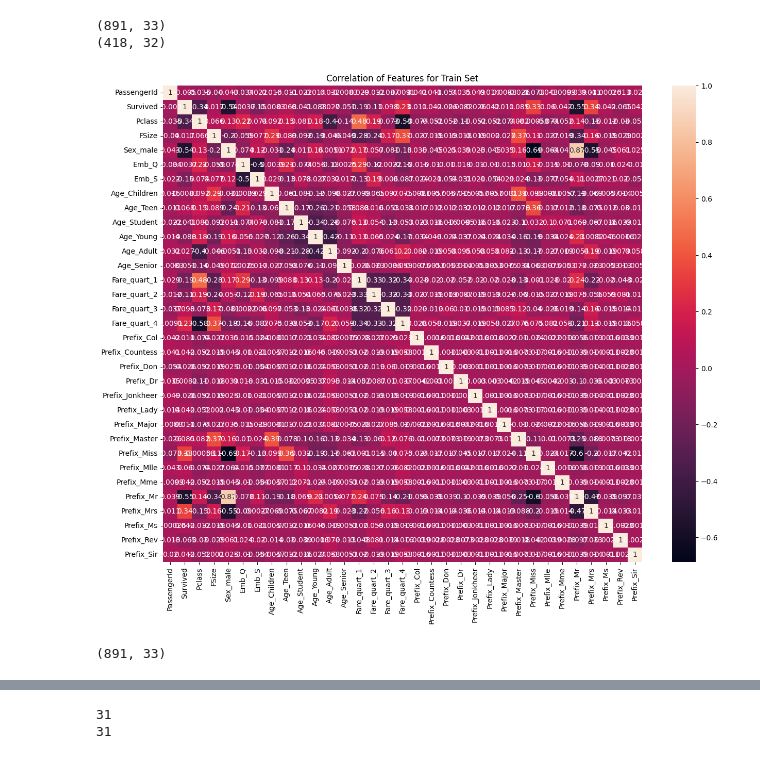
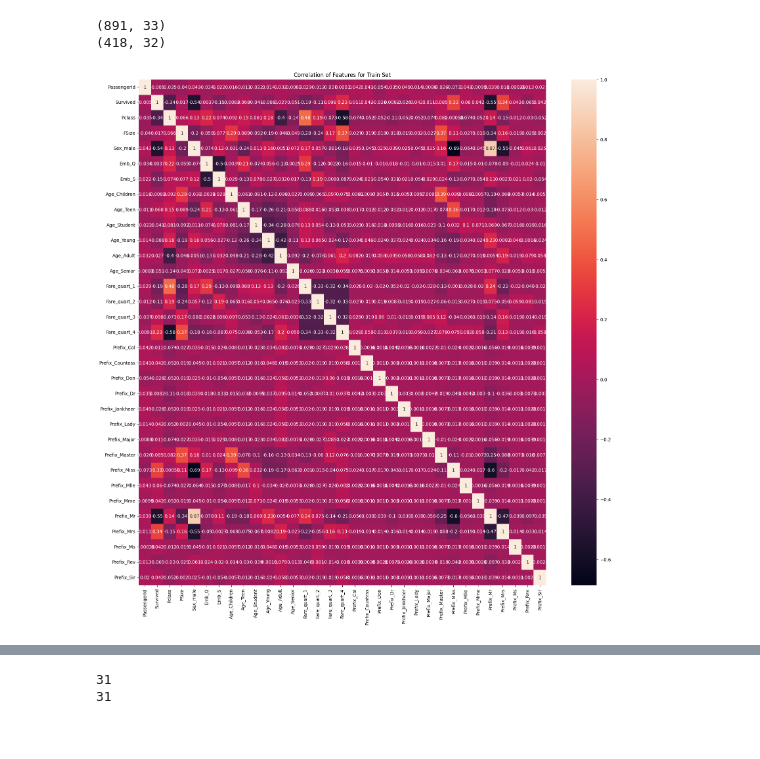
Before and after one commit to Ian-Rosado/ML_Journey, a Jupyter notebook: Titanic_predictions_project/Titanic_NN_project.ipynb, the cells around one changed output, grey strips where cells are left out. Saved outputs shown, nothing was run; the diff lists cells and outputs as text; code cells hidden in the pictures.

```diff
--- a/Titanic_predictions_project/Titanic_NN_project.ipynb
+++ b/Titanic_predictions_project/Titanic_NN_project.ipynb
@@ -589,13 +589,10 @@ df_test.to_csv('test_column_match.csv')
 (418, 32)
 # %%
 #Finally, lets look the correlation of df_train
-plt.figure(figsize=(15,12))
+#this was more useful when we only had a few features - I've expanded it so it's hard to read
+plt.figure(figsize=(20,20))
 plt.title('Correlation of Features for Train Set')
 sns.heatmap(df_train.astype(float).corr(),vmax=1.0,  annot=True)
 plt.show()
 # %% [output]
-[figure, old version]
+[figure, new version]
-# %%
-df_train.shape
-# %% [output]
-(891, 33)
```
Also changed, not shown: parts of 17 cells of this notebook, 3 other files.
